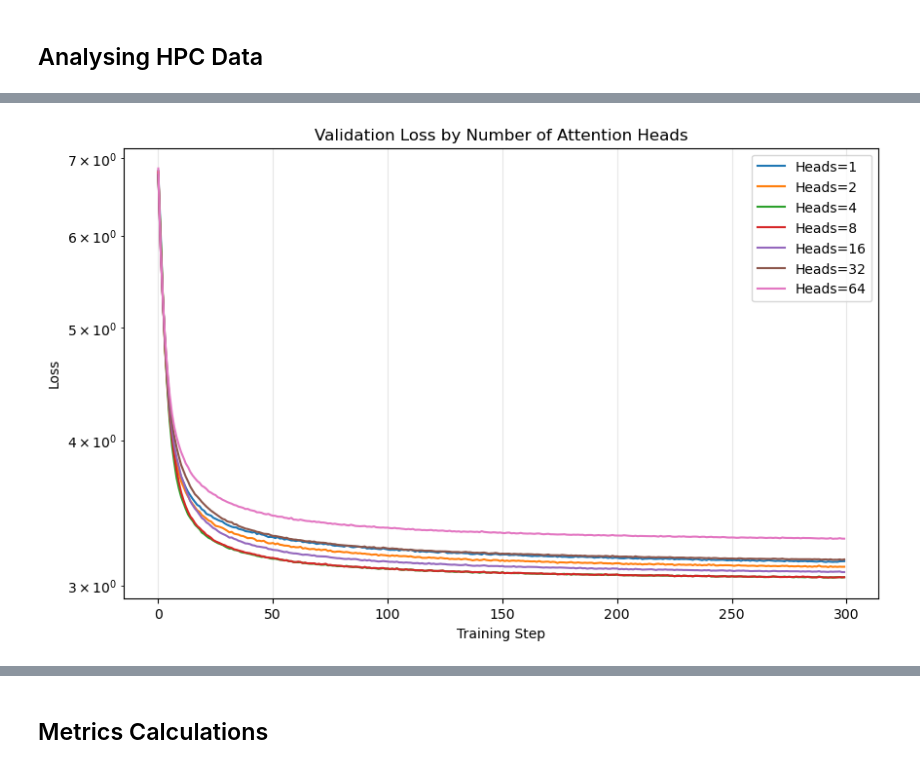
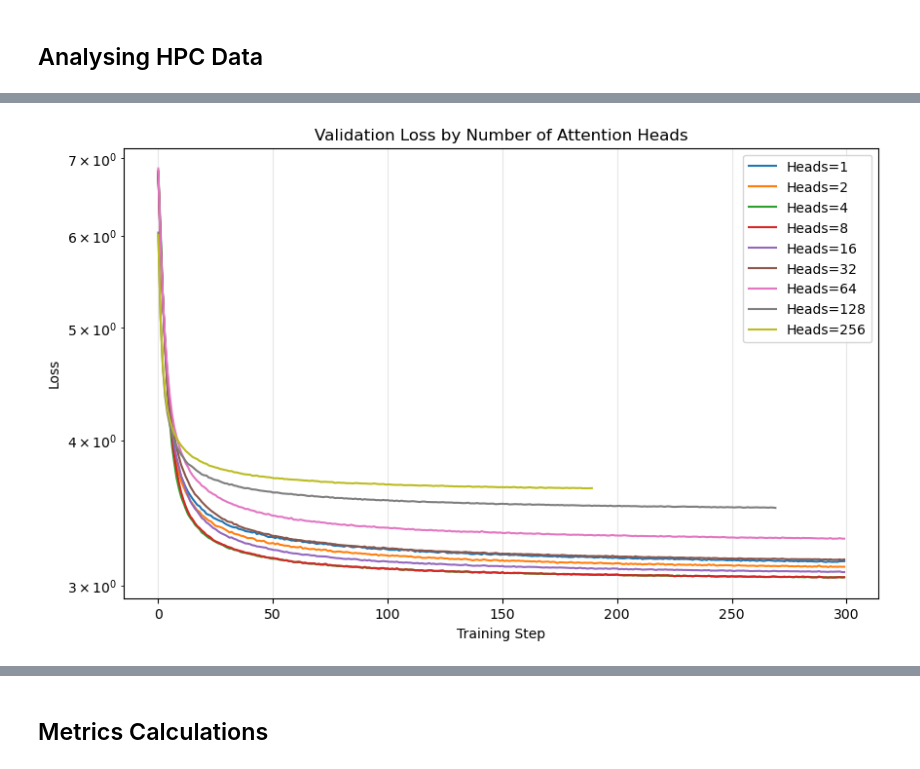
Before and after one commit to SharmaLlama/dl-from-scratch, a Jupyter notebook: notebooks/transformer.ipynb, the cells around one changed output, grey strips where cells are left out. Saved outputs shown, nothing was run; the diff lists cells and outputs as text; code cells hidden in the pictures.

```diff
--- a/notebooks/transformer.ipynb
+++ b/notebooks/transformer.ipynb
@@ -133,7 +133,7 @@ train_losses = pd.DataFrame()
 val_losses = pd.DataFrame()
 sentences = {}
 exp_string = lambda x: f"hindi_model_{x}_256_2048_2_2"
-for exp in [1, 2, 4, 8, 16, 32, 64]:
+for exp in [1, 2, 4, 8, 16, 32, 64, 128, 256]:
     spec_string = exp_string(exp)
     # sentences = pd.read_csv(base_path / f"{spec_string}_sentences.txt", header=None, nrows=300)
     train_loss = pd.read_csv(base_path / f"{spec_string}_train_loss.txt", header=None, nrows=300)
@@ -162,7 +162,7 @@ for exp_value in sorted(train_losses['heads'].unique()):
     exp_data = train_losses[train_losses['heads'] == exp_value]
 
     # Plot the line for this experiment with a label
-    plt.plot(np.arange(300), exp_data['loss_value'], label=f'Heads={exp_value}')
+    plt.plot(np.arange(len(exp_data['loss_value'])), exp_data['loss_value'], label=f'Heads={exp_value}')
 
 plt.yscale("log")
 # Add labels and title
@@ -179,23 +179,23 @@ plt.show()
 # %%
 import matplotlib.pyplot as plt
 
 plt.figure(figsize=(10, 6))
 for exp_value in sorted(val_losses['heads'].unique()):
     exp_data = val_losses[val_losses['heads'] == exp_value]
 
     # Plot the line for this experiment with a label
-    plt.plot(np.arange(300), exp_data['loss_value'], label=f'Heads={exp_value}')
+    plt.plot(np.arange(len(exp_data['loss_value'])), exp_data['loss_value'], label=f'Heads={exp_value}')
 
 plt.yscale("log")
 # Add labels and title
 plt.xlabel('Training Step')
 plt.ylabel('Loss')
 plt.title('Validation Loss by Number of Attention Heads')
 plt.legend()
 plt.grid(True, alpha=0.3)
 
 # Show the plot
 plt.show()
 # %% [output]
-[figure, old version]
+[figure, new version]
 # %%
```
Also changed, not shown: parts of 34 cells of this notebook, 5 other files.
